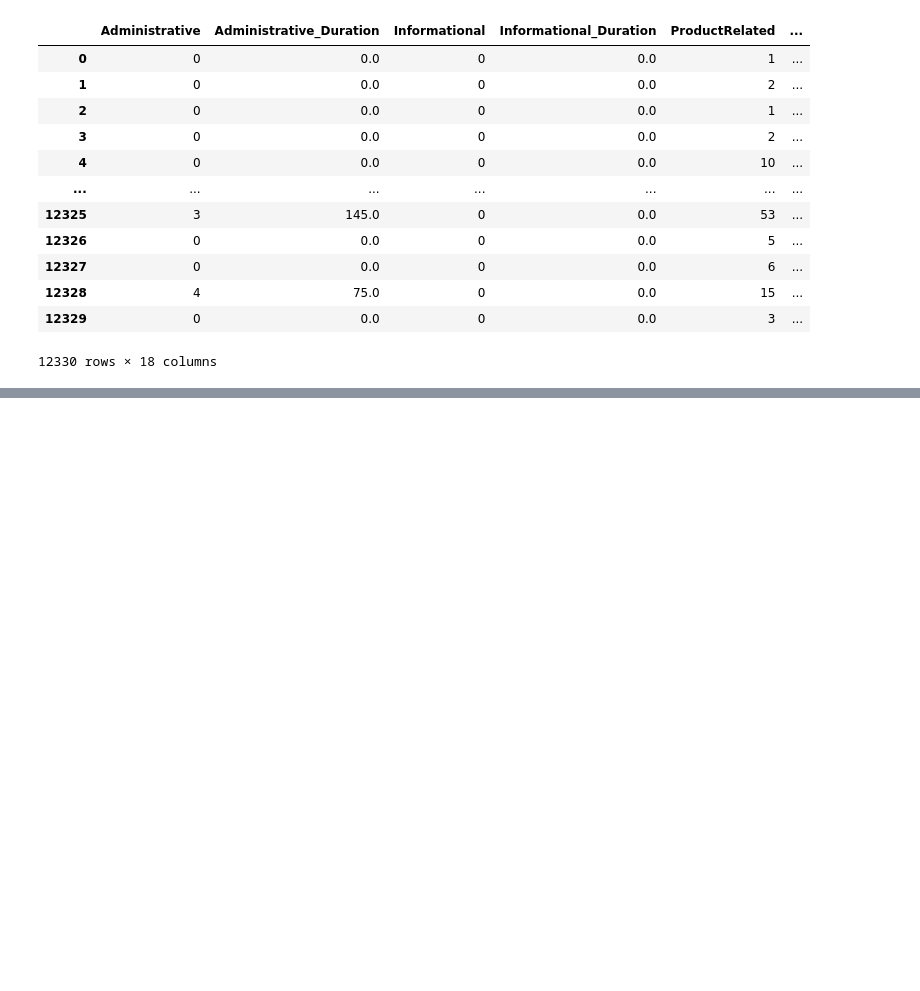
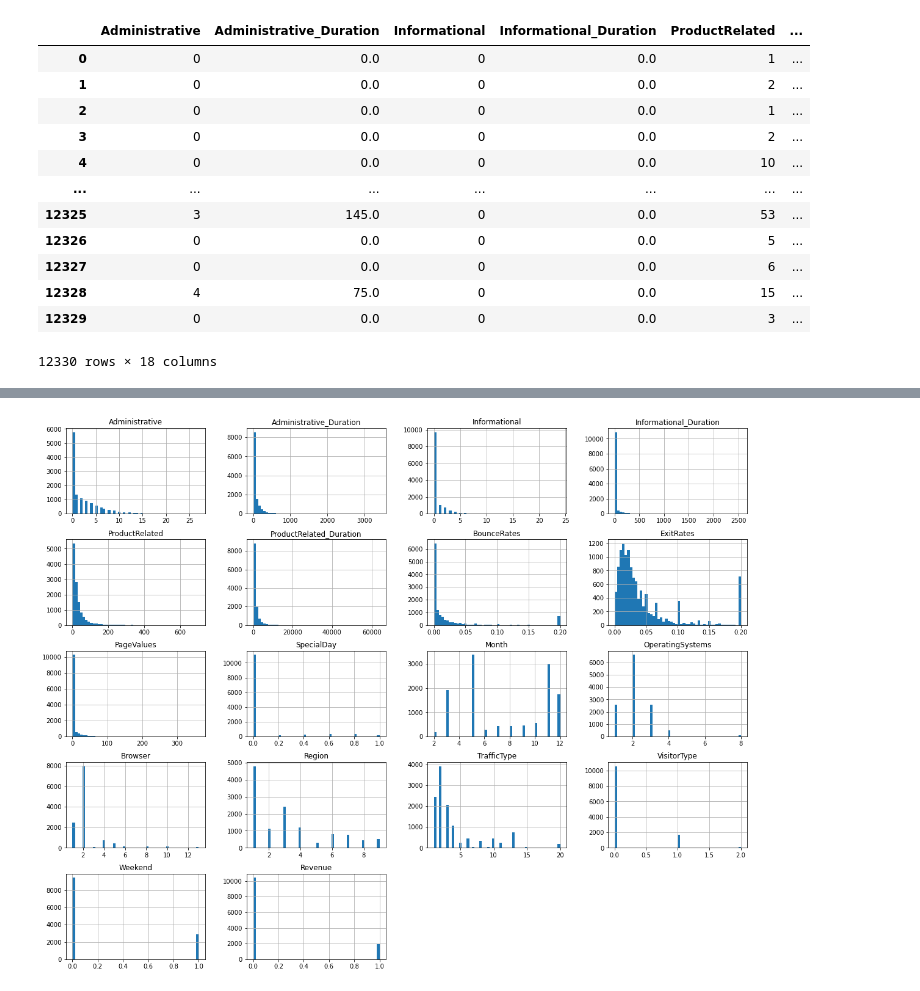
Before and after one commit to G4ll4rd0/O2021_MAF3653D-Proyecto, a Jupyter notebook: Proyecto.ipynb, the cells around one changed output, grey strips where cells are left out. Drawn from its saved outputs; the diff is of its cells as text; code cells hidden in the pictures; blank space fills up the shorter version.

```diff
--- a/Proyecto.ipynb
+++ b/Proyecto.ipynb
@@ -81,4 +60,0 @@ dtype: object
-# %%
-c = ['Month','VisitorType','Weekend','Revenue']
-for i in c:
-    data2 = pd.get_dummies(data2, columns=[i])
@@ -157,0 +139,4 @@ dataCopy
+# %%
+hist = dataCopy.hist(bins=50, figsize=([20,16]))
+# %% [output]
+[figure, added]
```
Also changed, not shown: parts of 22 cells of this notebook.
